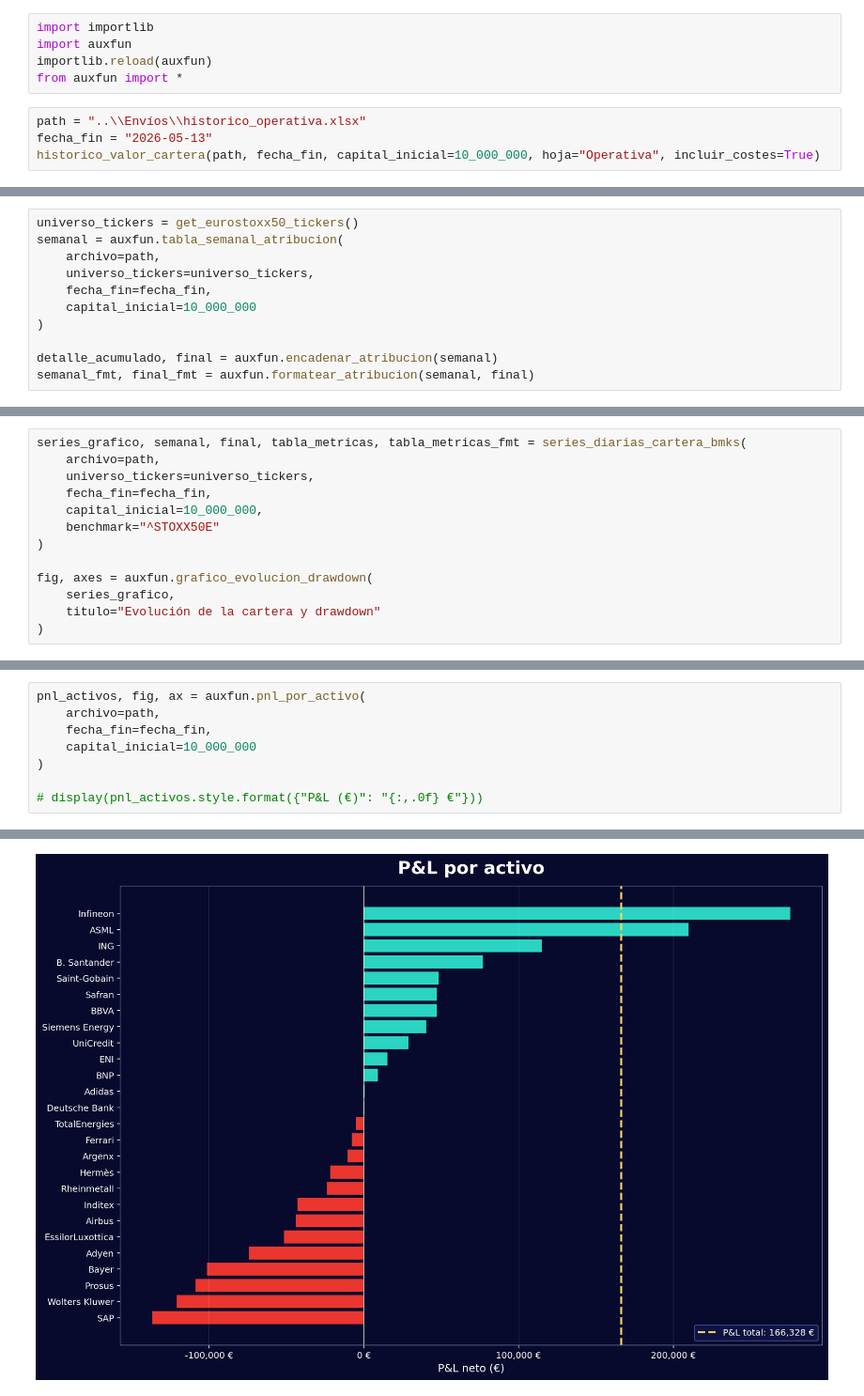
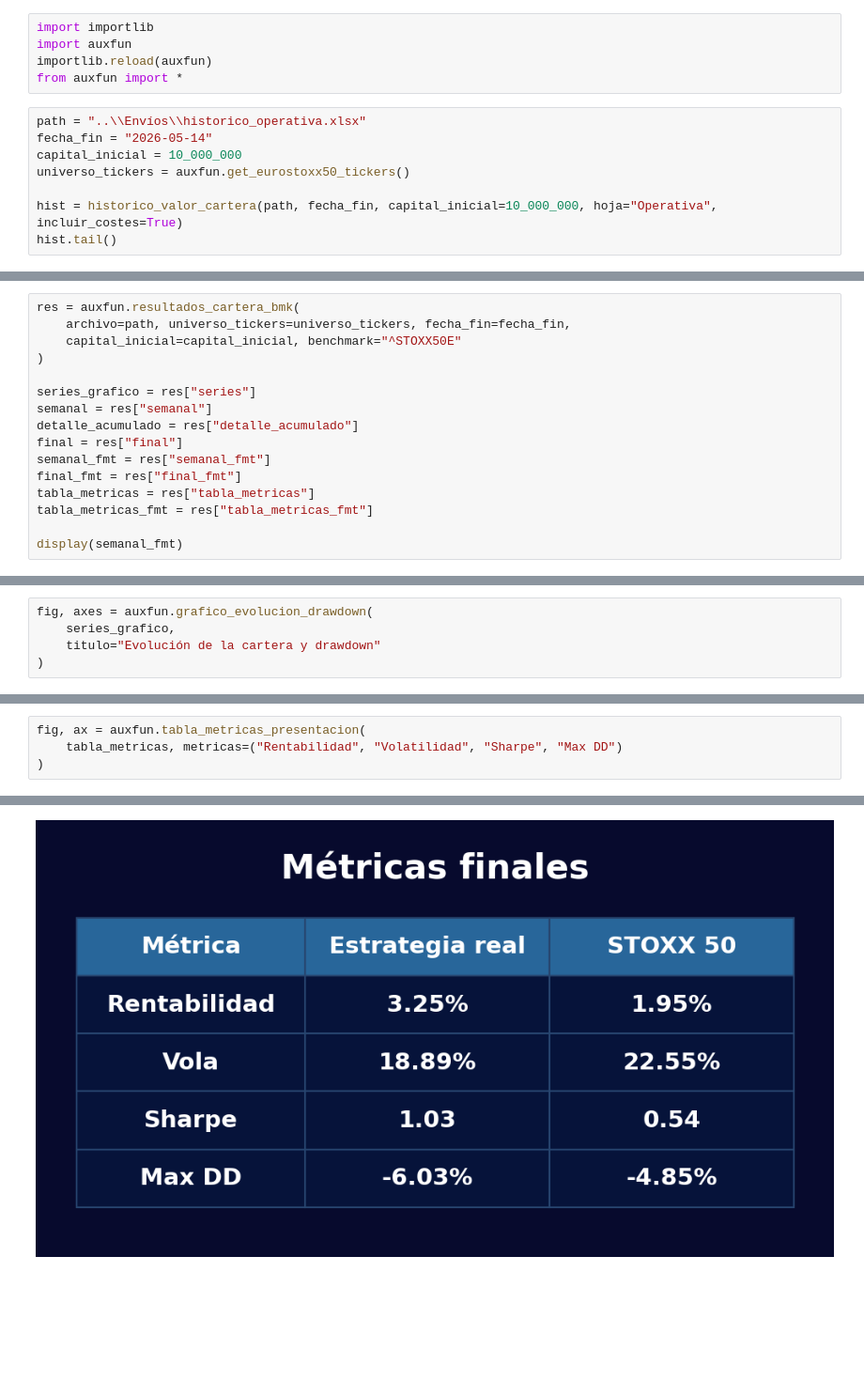
Before and after one commit to Javi-Puerta/Trabajo_gestion_cuantitativa, a Jupyter notebook: Monitoring/resultados_final.ipynb, the cells around one changed output, grey strips where cells are left out. Shown at 94% size. Drawn from its saved outputs; the diff is of its cells as text; blank space fills up the shorter version.

Commit message:
Ajustes formato en resultados y limpieza de código

```diff
--- a/Monitoring/resultados_final.ipynb
+++ b/Monitoring/resultados_final.ipynb
@@ -5,8 +5,12 @@ importlib.reload(auxfun)
 from auxfun import *
 # %%
 path = "..\\Envíos\\historico_operativa.xlsx"
-fecha_fin = "2026-05-13"
-historico_valor_cartera(path, fecha_fin, capital_inicial=10_000_000, hoja="Operativa", incluir_costes=True)
+fecha_fin = "2026-05-14"
+capital_inicial = 10_000_000
+universo_tickers = auxfun.get_eurostoxx50_tickers()
+
+hist = historico_valor_cartera(path, fecha_fin, capital_inicial=10_000_000, hoja="Operativa", incluir_costes=True)
+hist.tail()
 # %% [output]
 |  | Cash | Valor acciones | Dividendos diarios | Valor cartera | Rentabilidad diaria |
 | Date |  |  |  |  |  |
@@ -29,11 +22,16 @@ historico_valor_cartera(path, fecha_fin, capital_inicial=10_000_000, hoja="Opera
 # %%
-universo_tickers = get_eurostoxx50_tickers()
-semanal = auxfun.tabla_semanal_atribucion(
-    archivo=path,
-    universo_tickers=universo_tickers,
-    fecha_fin=fecha_fin,
-    capital_inicial=10_000_000
+res = auxfun.resultados_cartera_bmk(
+    archivo=path, universo_tickers=universo_tickers, fecha_fin=fecha_fin,
+    capital_inicial=capital_inicial, benchmark="^STOXX50E"
 )
 
-detalle_acumulado, final = auxfun.encadenar_atribucion(semanal)
-semanal_fmt, final_fmt = auxfun.formatear_atribucion(semanal, final)
+series_grafico = res["series"]
+semanal = res["semanal"]
+detalle_acumulado = res["detalle_acumulado"]
+final = res["final"]
+semanal_fmt = res["semanal_fmt"]
+final_fmt = res["final_fmt"]
+tabla_metricas = res["tabla_metricas"]
+tabla_metricas_fmt = res["tabla_metricas_fmt"]
+
+display(semanal_fmt)
@@ -172,12 +57,4 @@ display(final_fmt)
 # %%
-series_grafico, semanal, final, tabla_metricas, tabla_metricas_fmt = series_diarias_cartera_bmks(
-    archivo=path,
-    universo_tickers=universo_tickers,
-    fecha_fin=fecha_fin,
-    capital_inicial=10_000_000,
-    benchmark="^STOXX50E"
-)
-
 fig, axes = auxfun.grafico_evolucion_drawdown(
     series_grafico,
     titulo="Evolución de la cartera y drawdown"
@@ -284,9 +86,5 @@ fig, ax = tabla_metricas_resultados_canva_transpuesta(tabla_metricas, guardar=No
 # %%
-pnl_activos, fig, ax = auxfun.pnl_por_activo(
-    archivo=path,
-    fecha_fin=fecha_fin,
-    capital_inicial=10_000_000
+fig, ax = auxfun.tabla_metricas_presentacion(
+    tabla_metricas, metricas=("Rentabilidad", "Volatilidad", "Sharpe", "Max DD")
 )
-
-# display(pnl_activos.style.format({"P&L (€)": "{:,.0f} €"}))
 # %% [output]
@@ -294 +91 @@ P&L medio por activo: 6,396.96 €
-[figure, old version]
+[figure, new version]
```
Also changed, not shown: parts of 9 cells of this notebook, 3 other files.
